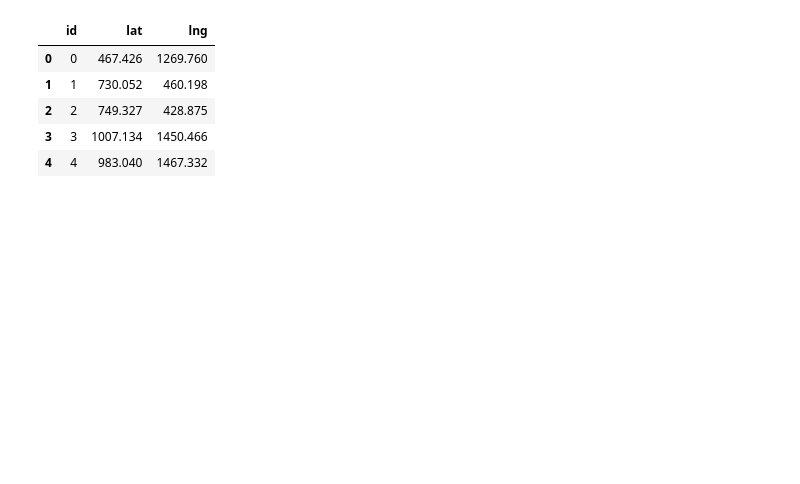
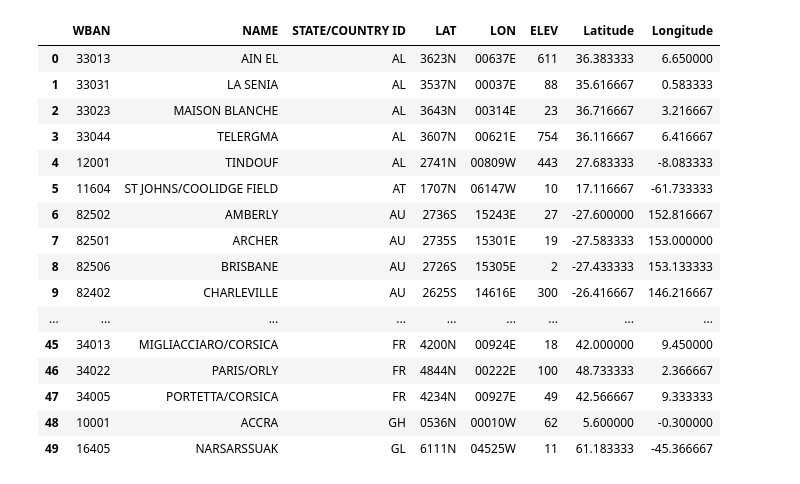
Before and after one commit to AdrienReymann/M1-IoT-H3Python, a Jupyter notebook: Température_moyenne_WWII/Température_moyenne_WWII.ipynb, the cells around one changed output. Cells and saved outputs as stored; diff of their text form; code cells hidden in the pictures; blank space fills up the shorter version.

```diff
--- a/Température_moyenne_WWII/Température_moyenne_WWII.ipynb
+++ b/Température_moyenne_WWII/Température_moyenne_WWII.ipynb
@@ -6,10 +34,21 @@ chest = pd.read_csv('Fortnite_Chest_Locations.csv',delimiter=",")
-# %%
-chest.head()
-# %% [output]
-|  | id | lat | lng |
-| 0 | 0 | 467.426 | 1269.760 |
-| 1 | 1 | 730.052 | 460.198 |
-| 2 | 2 | 749.327 | 428.875 |
-| 3 | 3 | 1007.134 | 1450.466 |
-| 4 | 4 | 983.040 | 1467.332 |
+# %%
+station.head(50)
+# %% [output]
+|  | WBAN | NAME | STATE/COUNTRY ID | LAT | LON | ELEV | Latitude | Longitude |
+| 0 | 33013 | AIN EL | AL | 3623N | 00637E | 611 | 36.383333 | 6.650000 |
+| 1 | 33031 | LA SENIA | AL | 3537N | 00037E | 88 | 35.616667 | 0.583333 |
+| 2 | 33023 | MAISON BLANCHE | AL | 3643N | 00314E | 23 | 36.716667 | 3.216667 |
+| 3 | 33044 | TELERGMA | AL | 3607N | 00621E | 754 | 36.116667 | 6.416667 |
+| 4 | 12001 | TINDOUF | AL | 2741N | 00809W | 443 | 27.683333 | -8.083333 |
+| 5 | 11604 | ST JOHNS/COOLIDGE FIELD | AT | 1707N | 06147W | 10 | 17.116667 | -61.733333 |
+| 6 | 82502 | AMBERLY | AU | 2736S | 15243E | 27 | -27.600000 | 152.816667 |
+| 7 | 82501 | ARCHER | AU | 2735S | 15301E | 19 | -27.583333 | 153.000000 |
+| 8 | 82506 | BRISBANE | AU | 2726S | 15305E | 2 | -27.433333 | 153.133333 |
+| 9 | 82402 | CHARLEVILLE | AU | 2625S | 14616E | 300 | -26.416667 | 146.216667 |
+| ... | ... | ... | ... | ... | ... | ... | ... | ... |
+| 45 | 34013 | MIGLIACCIARO/CORSICA | FR | 4200N | 00924E | 18 | 42.000000 | 9.450000 |
+| 46 | 34022 | PARIS/ORLY | FR | 4844N | 00222E | 100 | 48.733333 | 2.366667 |
+| 47 | 34005 | PORTETTA/CORSICA | FR | 4234N | 00927E | 49 | 42.566667 | 9.333333 |
+| 48 | 10001 | ACCRA | GH | 0536N | 00010W | 62 | 5.600000 | -0.300000 |
+| 49 | 16405 | NARSARSSUAK | GL | 6111N | 04525W | 11 | 61.183333 | -45.366667 |
 # %%
```
Also changed, not shown: parts of 7 cells of this notebook, 2 other files.
